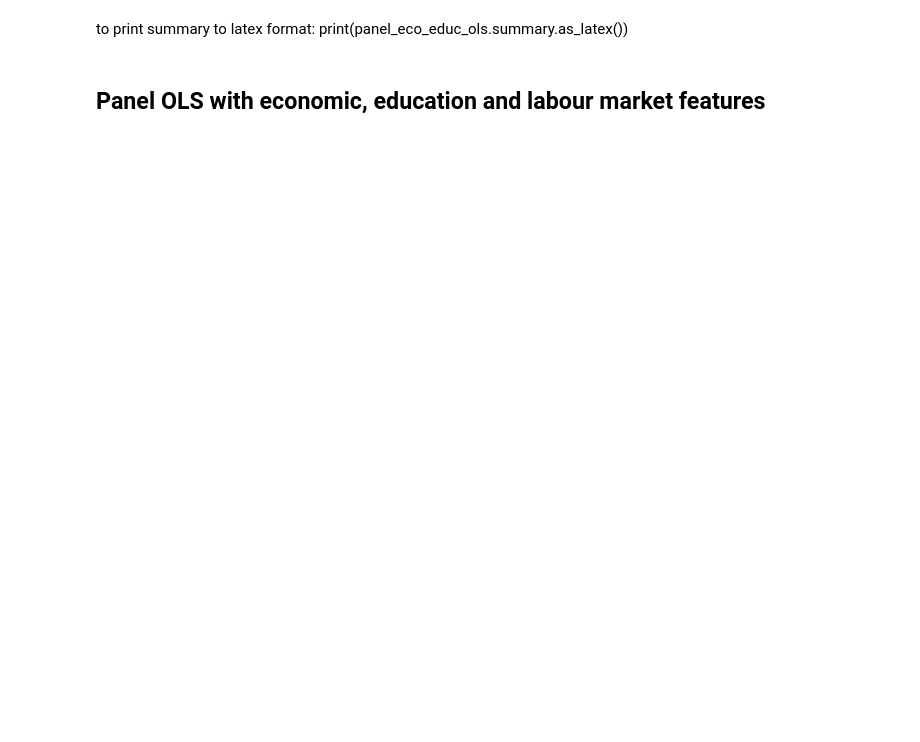
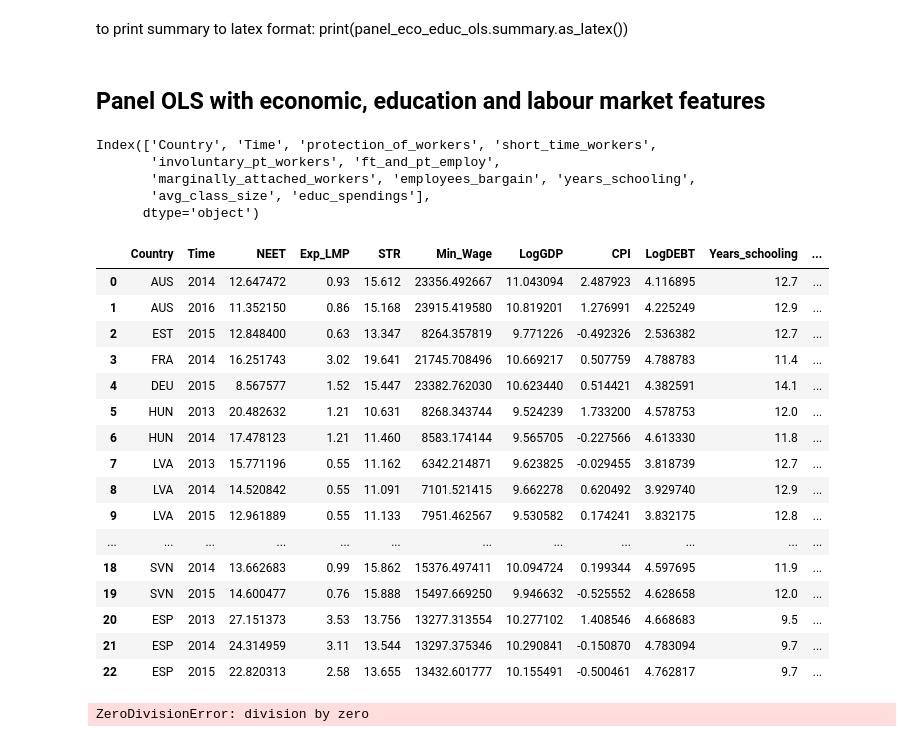
Before and after one commit to Victor-Manach/MODS206, a Jupyter notebook: Reg_panel_data.ipynb, the cells around one changed output. Cells and saved outputs as stored; diff of their text form; code cells hidden in the pictures; blank space fills up the shorter version.

Commit message:
Issue with labour market indicators in panel data regression

```diff
--- a/Reg_panel_data.ipynb
+++ b/Reg_panel_data.ipynb
@@ -337,3 +357,41 @@ panel_eco_educ_ols = PanelOLS(df_eco_educ_neet_ols.NEET, df_eco_educ_neet_ols.dr
 to print summary to latex format: print(panel_eco_educ_ols.summary.as_latex())
 # %% [markdown]
 ## Panel OLS with economic, education and labour market features
+# %%
+df_labour_features.columns
+# %% [output]
+Index(['Country', 'Time', 'protection_of_workers', 'short_time_workers',
+       'involuntary_pt_workers', 'ft_and_pt_employ',
+       'marginally_attached_workers', 'employees_bargain', 'years_schooling',
+       'avg_class_size', 'educ_spendings'],
+      dtype='object')
+# %%
+reduced_obs = df_eco_neet[df_eco_neet.Time.isin(years[:-1])].reset_index(drop=True)
+df_eco_educ_lm_neet = pd.DataFrame(columns=['Country', 'Time', 'NEET', 'Exp_LMP', 'STR', 'Min_Wage', 'LogGDP', 'CPI', 'LogDEBT', 'Years_schooling', 'Avg_class_size', 'Exp_educ'])
+# %%
+for obs in reduced_obs.itertuples():
+    country, time = obs[1], obs[2]
+    new_el = df_labour_features.loc[(df_labour_features.Country==country)&(df_labour_features.Time==time)]
+    if len(new_el.index) > 0:
+        line = {'Country':country, 'Time':time, 'NEET':obs[3], 'Exp_LMP':obs[4], 'STR':obs[5], 'Min_Wage':obs[6], 'LogGDP':obs[7], 'CPI':obs[8], 'LogDEBT':obs[9], 'Years_schooling':new_el.years_schooling.values[0], 'Avg_class_size':new_el.avg_class_size.values[0], 'Exp_educ':new_el.educ_spendings.values[0]}
+        df_eco_educ_lm_neet = df_eco_educ_lm_neet.append(line, ignore_index=True)
+# %%
+df_eco_educ_lm_neet
+# %% [output]
+|  | Country | Time | NEET | Exp_LMP | STR | Min_Wage | LogGDP | CPI | LogDEBT | Years_schooling | ... |
+| 0 | AUS | 2014 | 12.647472 | 0.93 | 15.612 | 23356.492667 | 11.043094 | 2.487923 | 4.116895 | 12.7 | ... |
+| 1 | AUS | 2016 | 11.352150 | 0.86 | 15.168 | 23915.419580 | 10.819201 | 1.276991 | 4.225249 | 12.9 | ... |
+| 2 | EST | 2015 | 12.848400 | 0.63 | 13.347 | 8264.357819 | 9.771226 | -0.492326 | 2.536382 | 12.7 | ... |
+| 3 | FRA | 2014 | 16.251743 | 3.02 | 19.641 | 21745.708496 | 10.669217 | 0.507759 | 4.788783 | 11.4 | ... |
+| 4 | DEU | 2015 | 8.567577 | 1.52 | 15.447 | 23382.762030 | 10.623440 | 0.514421 | 4.382591 | 14.1 | ... |
+| 5 | HUN | 2013 | 20.482632 | 1.21 | 10.631 | 8268.343744 | 9.524239 | 1.733200 | 4.578753 | 12.0 | ... |
+| 6 | HUN | 2014 | 17.478123 | 1.21 | 11.460 | 8583.174144 | 9.565705 | -0.227566 | 4.613330 | 11.8 | ... |
+| 7 | LVA | 2013 | 15.771196 | 0.55 | 11.162 | 6342.214871 | 9.623825 | -0.029455 | 3.818739 | 12.7 | ... |
+| 8 | LVA | 2014 | 14.520842 | 0.55 | 11.091 | 7101.521415 | 9.662278 | 0.620492 | 3.929740 | 12.9 | ... |
+| 9 | LVA | 2015 | 12.961889 | 0.55 | 11.133 | 7951.462567 | 9.530582 | 0.174241 | 3.832175 | 12.8 | ... |
+| ... | ... | ... | ... | ... | ... | ... | ... | ... | ... | ... | ... |
+| 18 | SVN | 2014 | 13.662683 | 0.99 | 15.862 | 15376.497411 | 10.094724 | 0.199344 | 4.597695 | 11.9 | ... |
+| 19 | SVN | 2015 | 14.600477 | 0.76 | 15.888 | 15497.669250 | 9.946632 | -0.525552 | 4.628658 | 12.0 | ... |
+| 20 | ESP | 2013 | 27.151373 | 3.53 | 13.756 | 13277.313554 | 10.277102 | 1.408546 | 4.668683 | 9.5 | ... |
+| 21 | ESP | 2014 | 24.314959 | 3.11 | 13.544 | 13297.375346 | 10.290841 | -0.150870 | 4.783094 | 9.7 | ... |
+| 22 | ESP | 2015 | 22.820313 | 2.58 | 13.655 | 13432.601777 | 10.155491 | -0.500461 | 4.762817 | 9.7 | ... |
@@ -339,0 +402,4 @@ to print summary to latex format: print(panel_eco_educ_ols.summary.as_latex())
+# %%
+panel_eco_educ_lm_ols = PanelOLS(df_eco_educ_lm_neet_ols.NEET, df_eco_educ_lm_neet_ols.drop(['NEET', 'Avg_class_size'], axis=1), time_effects=True, entity_effects=True).fit(cov_type='clustered', cluster_time=True, cluster_entity=True)
+# %% [output]
+ZeroDivisionError: division by zero
```
Also changed, not shown: parts of 10 cells of this notebook, 1 other file.
